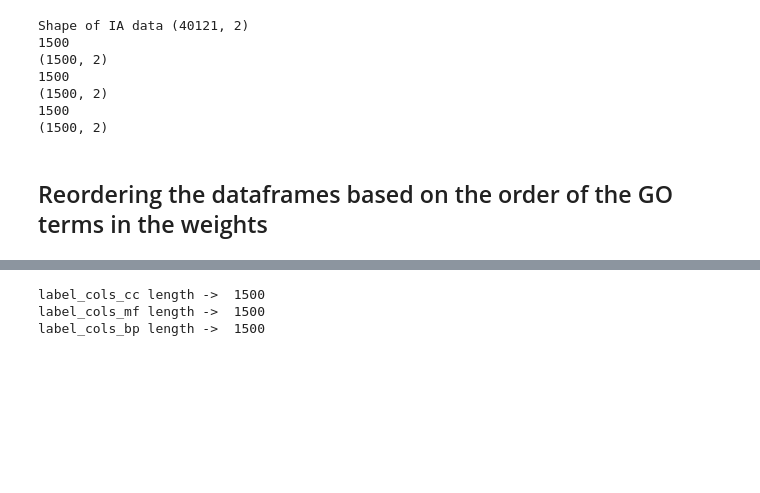
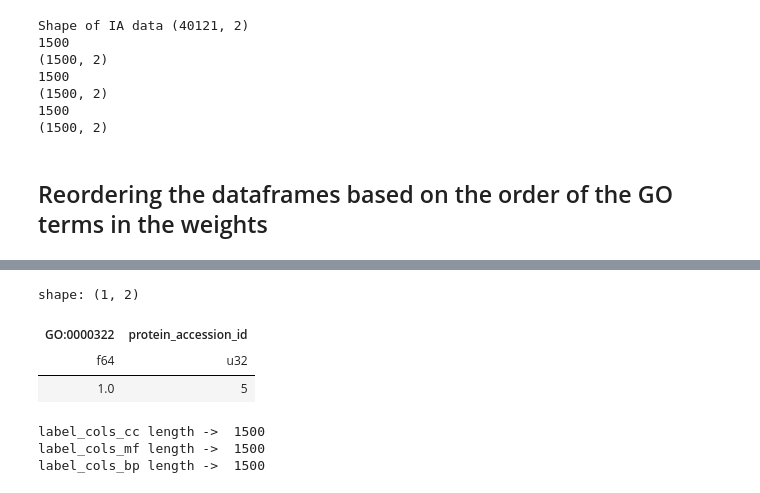
Before and after one commit to sumaniitm/cafa-6-protein-function-prediction-kaggle, a Jupyter notebook: cafa6-baseline-and-feature-engineering.ipynb, the cells around one changed output, grey strips where cells are left out. Saved outputs shown, nothing was run; the diff lists cells and outputs as text; code cells hidden in the pictures; blank space fills up the shorter version.

```diff
--- a/cafa6-baseline-and-feature-engineering.ipynb
+++ b/cafa6-baseline-and-feature-engineering.ipynb
@@ -293,4 +303,12 @@ shape: (5, 1_501)
 └───────────┴───────────┴───────────┴───────────┴───┴───────────┴───────────┴───────────┴──────────┘
+# %%
+df_train_labels_cc_reordered.group_by(['GO:0000322']).agg(pl.col("protein_accession_id").count())\
+.filter(pl.col('GO:0000322')==1.0)
+# %% [output]
+shape: (1, 2)
+| GO:0000322 | protein_accession_id |
+| f64 | u32 |
+| 1.0 | 5 |
 # %%
 label_cols_cc = list(filter(lambda x: x != 'protein_accession_id', df_train_labels_cc_reordered.columns))
 print("label_cols_cc length -> ", len(label_cols_cc))
```
Also changed, not shown: parts of 29 cells of this notebook.
